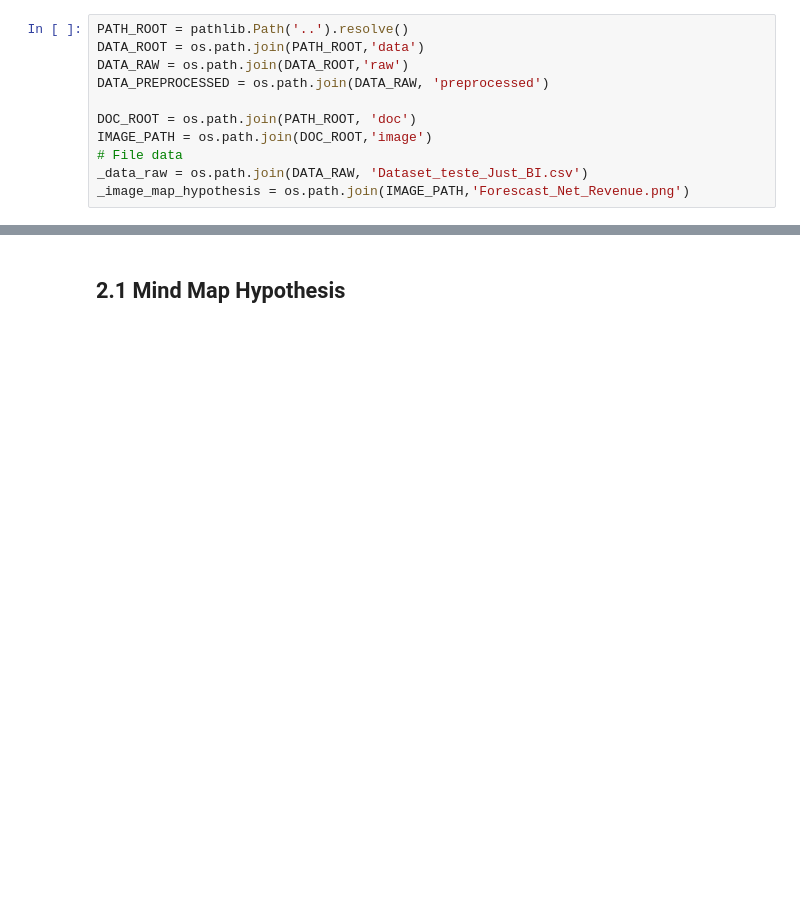
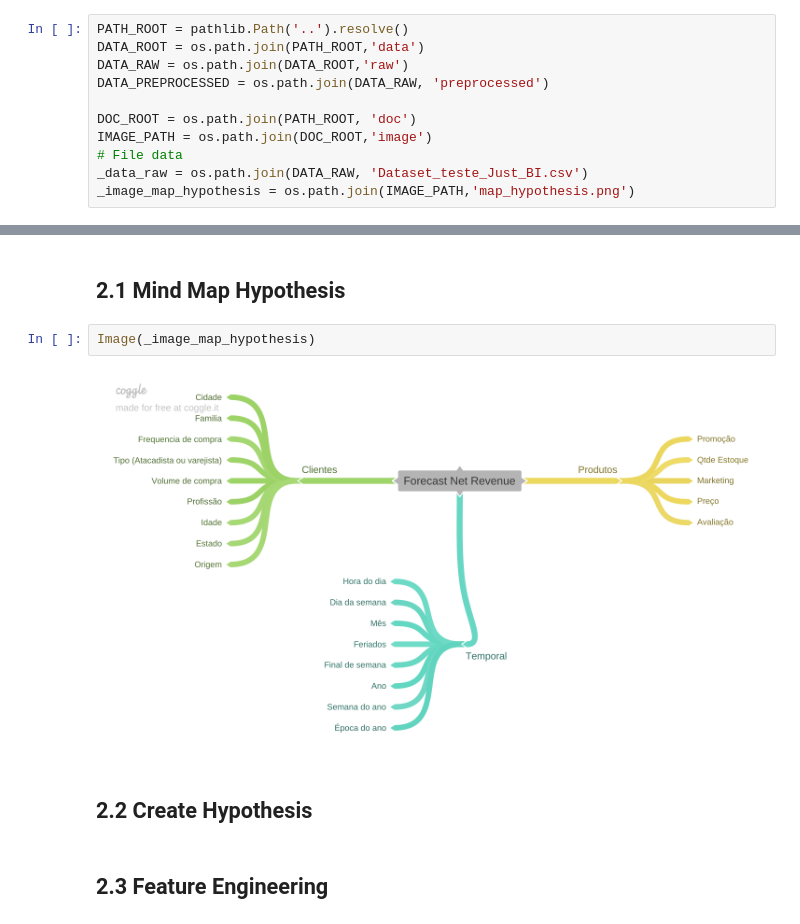
Before and after one commit to KaissonFerreira/forecast_net_revenue, a Jupyter notebook: notebooks/1.0_kf_eda.ipynb, the cells around one changed output, grey strips where cells are left out. Saved outputs shown, nothing was run; the diff lists cells and outputs as text; blank space fills up the shorter version.

```diff
--- a/notebooks/1.0_kf_eda.ipynb
+++ b/notebooks/1.0_kf_eda.ipynb
@@ -82,7 +82,7 @@ DOC_ROOT = os.path.join(PATH_ROOT, 'doc')
 IMAGE_PATH = os.path.join(DOC_ROOT,'image')
 # File data
 _data_raw = os.path.join(DATA_RAW, 'Dataset_teste_Just_BI.csv')
-_image_map_hypothesis = os.path.join(IMAGE_PATH,'Forescast_Net_Revenue.png')
+_image_map_hypothesis = os.path.join(IMAGE_PATH,'map_hypothesis.png')
 # %% [markdown]
 ## 0.3 Data Loading
 # %%
@@ -229,3 +225,11 @@ Obs:
 df2 = df1.copy()
 # %% [markdown]
 ## 2.1 Mind Map Hypothesis
+# %%
+Image(_image_map_hypothesis)
+# %% [output]
+[figure, added]
+# %% [markdown]
+## 2.2 Create Hypothesis
+# %% [markdown]
+## 2.3 Feature Engineering
```
Also changed, not shown: parts of 35 cells of this notebook.
